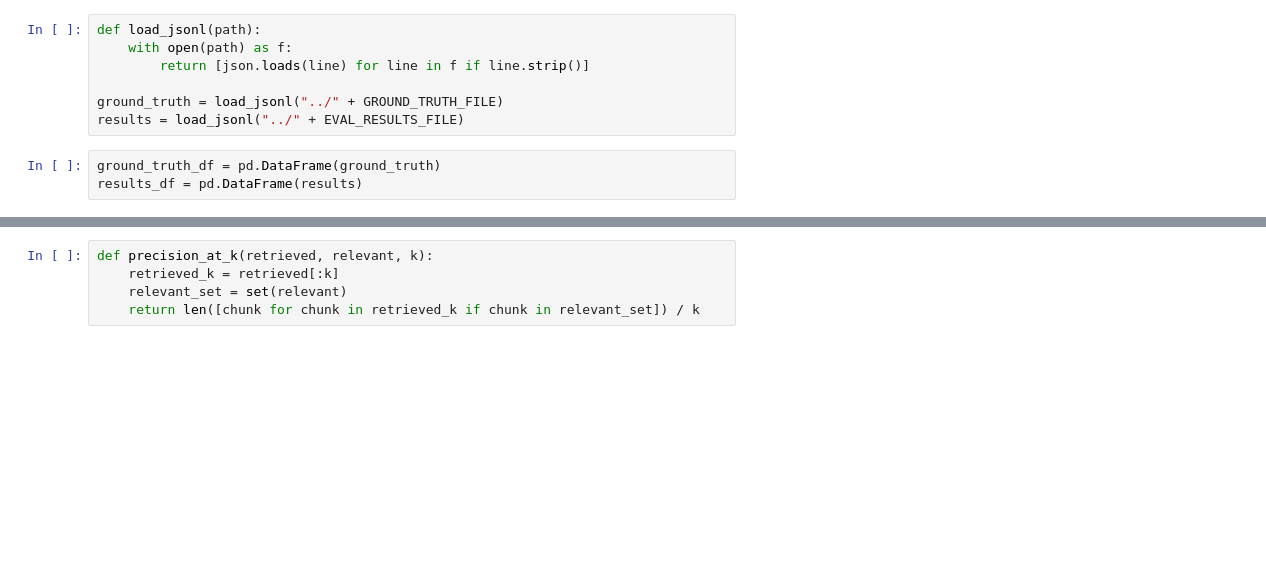
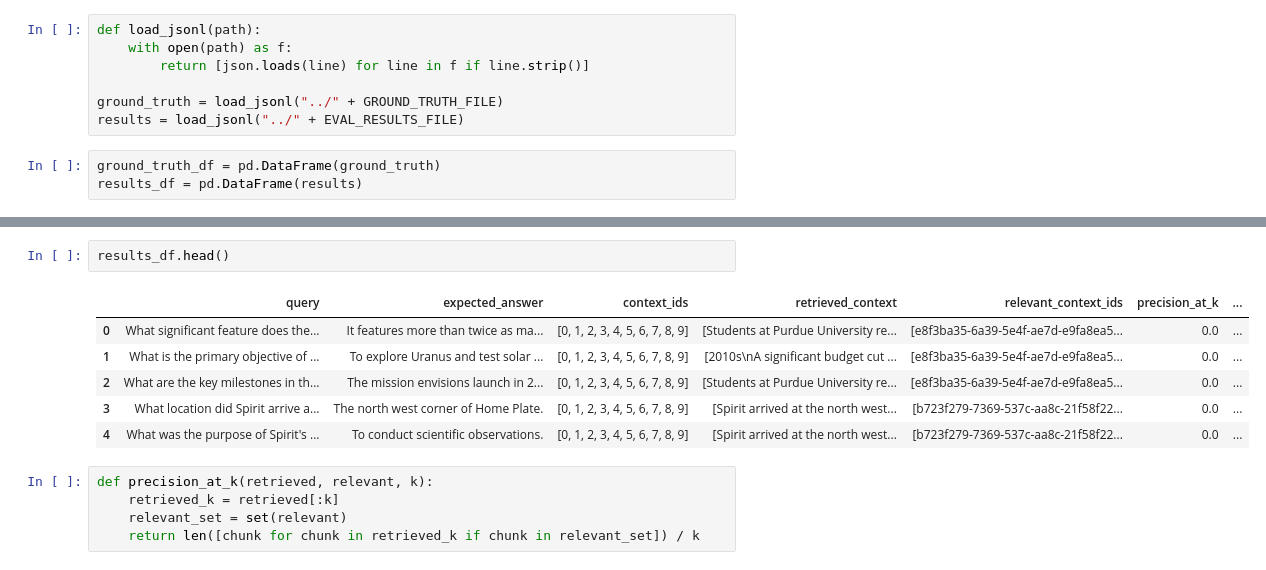
Before and after one commit to lkirch/ScienceSage, a Jupyter notebook: notebooks/sciencesage_rag_llm_evaluation.ipynb, the cells around one changed output, grey strips where cells are left out. Cells and saved outputs as stored; diff of their text form; blank space fills up the shorter version.

```diff
--- a/notebooks/sciencesage_rag_llm_evaluation.ipynb
+++ b/notebooks/sciencesage_rag_llm_evaluation.ipynb
@@ -48,3 +57,12 @@ results_df = pd.DataFrame(results)
+# %%
+results_df.head()
+# %% [output]
+|  | query | expected_answer | context_ids | retrieved_context | relevant_context_ids | precision_at_k | ... |
+| 0 | What significant feature does the... | It features more than twice as ma... | [0, 1, 2, 3, 4, 5, 6, 7, 8, 9] | [Students at Purdue University re... | [e8f3ba35-6a39-5e4f-ae7d-e9fa8ea5... | 0.0 | ... |
+| 1 | What is the primary objective of ... | To explore Uranus and test solar ... | [0, 1, 2, 3, 4, 5, 6, 7, 8, 9] | [2010s\nA significant budget cut ... | [e8f3ba35-6a39-5e4f-ae7d-e9fa8ea5... | 0.0 | ... |
+| 2 | What are the key milestones in th... | The mission envisions launch in 2... | [0, 1, 2, 3, 4, 5, 6, 7, 8, 9] | [Students at Purdue University re... | [e8f3ba35-6a39-5e4f-ae7d-e9fa8ea5... | 0.0 | ... |
+| 3 | What location did Spirit arrive a... | The north west corner of Home Plate. | [0, 1, 2, 3, 4, 5, 6, 7, 8, 9] | [Spirit arrived at the north west... | [b723f279-7369-537c-aa8c-21f58f22... | 0.0 | ... |
+| 4 | What was the purpose of Spirit's ... | To conduct scientific observations. | [0, 1, 2, 3, 4, 5, 6, 7, 8, 9] | [Spirit arrived at the north west... | [b723f279-7369-537c-aa8c-21f58f22... | 0.0 | ... |
 # %%
 def precision_at_k(retrieved, relevant, k):
     retrieved_k = retrieved[:k]
```
Also changed, not shown: parts of 2 cells of this notebook, 5 other files.
